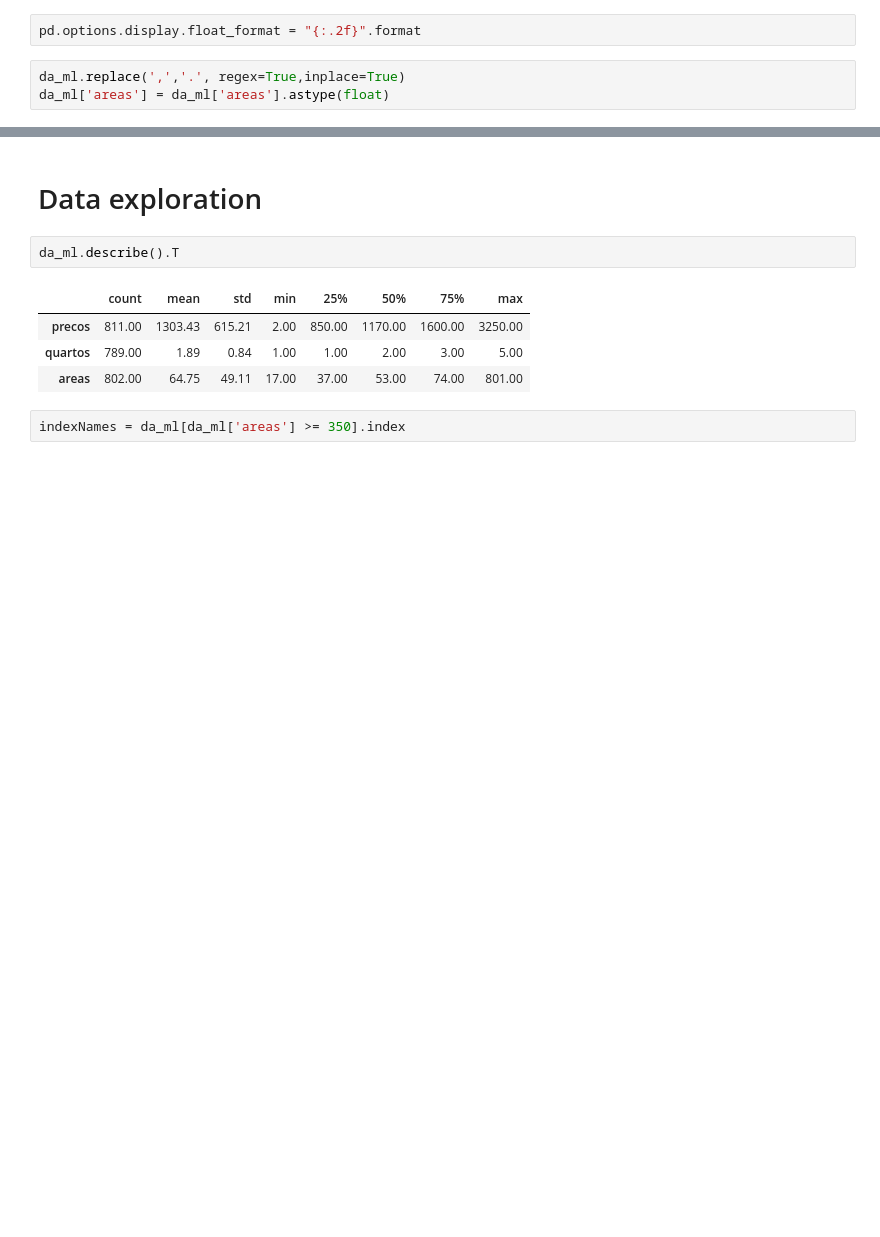
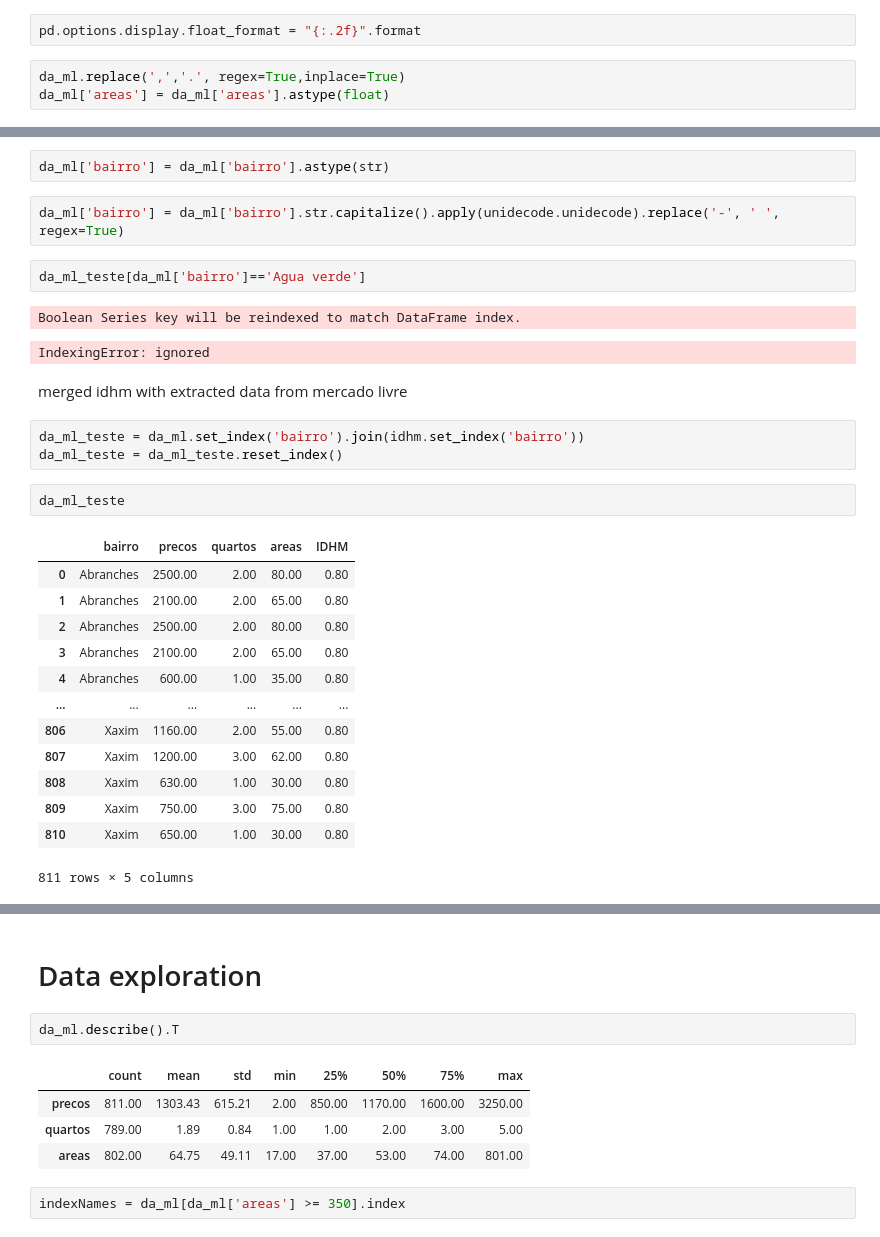
Before and after one commit to Fmarcelneves/Rental-price-analysis-and-forecast-Curitiba-PR, a Jupyter notebook: Data_exploration_Curitiba_rent.ipynb, the cells around one changed output, grey strips where cells are left out. Drawn from its saved outputs; the diff is of its cells as text; blank space fills up the shorter version.

```diff
--- a/Data_exploration_Curitiba_rent.ipynb
+++ b/Data_exploration_Curitiba_rent.ipynb
@@ -90,0 +120,30 @@ da_ml['areas'] = da_ml['areas'].astype(float)
+# %%
+da_ml['bairro'] = da_ml['bairro'].astype(str)
+# %%
+da_ml['bairro'] = da_ml['bairro'].str.capitalize().apply(unidecode.unidecode).replace('-', ' ', regex=True)
+# %%
+da_ml_teste[da_ml['bairro']=='Agua verde']
+# %% [output]
+Boolean Series key will be reindexed to match DataFrame index.
+IndexingError: ignored
+# %% [markdown]
+merged idhm with extracted data from mercado livre
+# %%
+da_ml_teste = da_ml.set_index('bairro').join(idhm.set_index('bairro'))
+da_ml_teste = da_ml_teste.reset_index()
+# %%
+da_ml_teste
+# %% [output]
+|  | bairro | precos | quartos | areas | IDHM |
+| 0 | Abranches | 2500.00 | 2.00 | 80.00 | 0.80 |
+| 1 | Abranches | 2100.00 | 2.00 | 65.00 | 0.80 |
+| 2 | Abranches | 2500.00 | 2.00 | 80.00 | 0.80 |
+| 3 | Abranches | 2100.00 | 2.00 | 65.00 | 0.80 |
+| 4 | Abranches | 600.00 | 1.00 | 35.00 | 0.80 |
+| ... | ... | ... | ... | ... | ... |
+| 806 | Xaxim | 1160.00 | 2.00 | 55.00 | 0.80 |
+| 807 | Xaxim | 1200.00 | 3.00 | 62.00 | 0.80 |
+| 808 | Xaxim | 630.00 | 1.00 | 30.00 | 0.80 |
+| 809 | Xaxim | 750.00 | 3.00 | 75.00 | 0.80 |
+| 810 | Xaxim | 650.00 | 1.00 | 30.00 | 0.80 |
+811 rows × 5 columns
```
Also changed, not shown: parts of 6 cells of this notebook.
